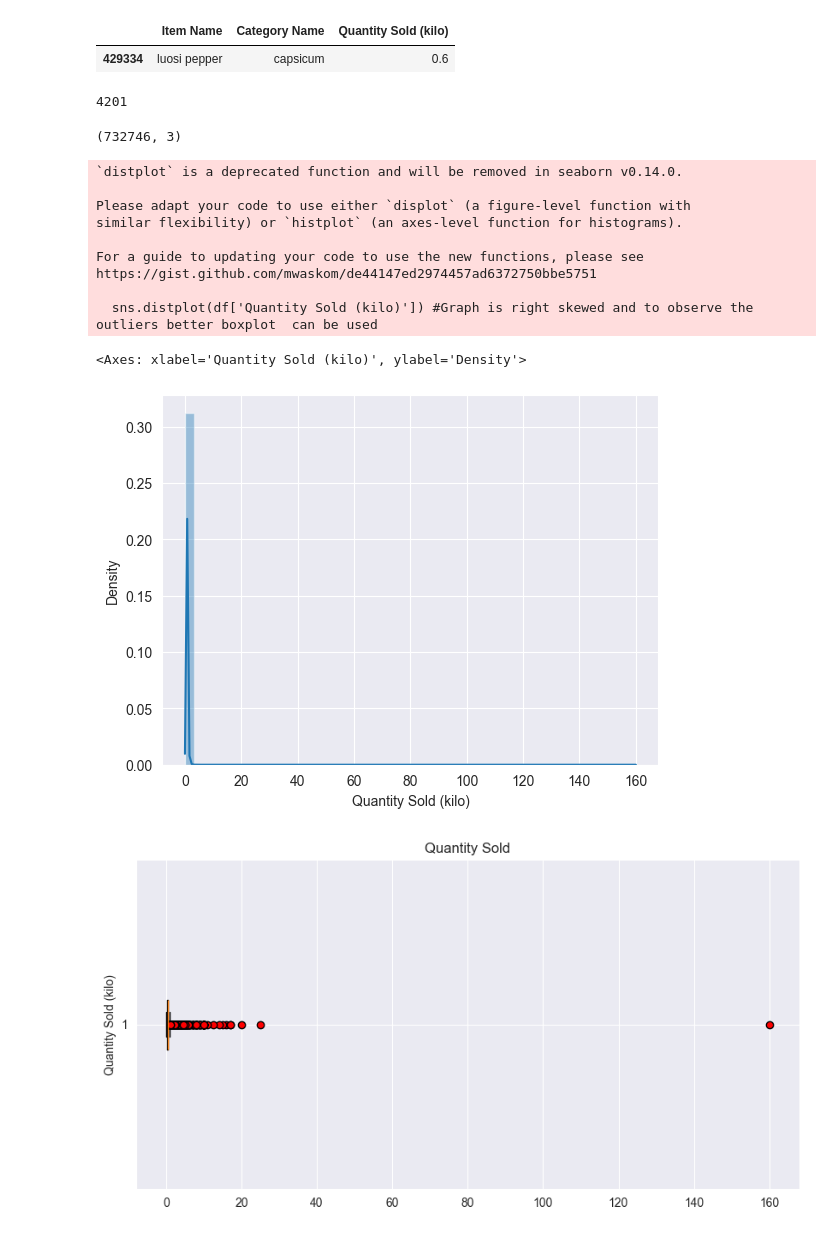
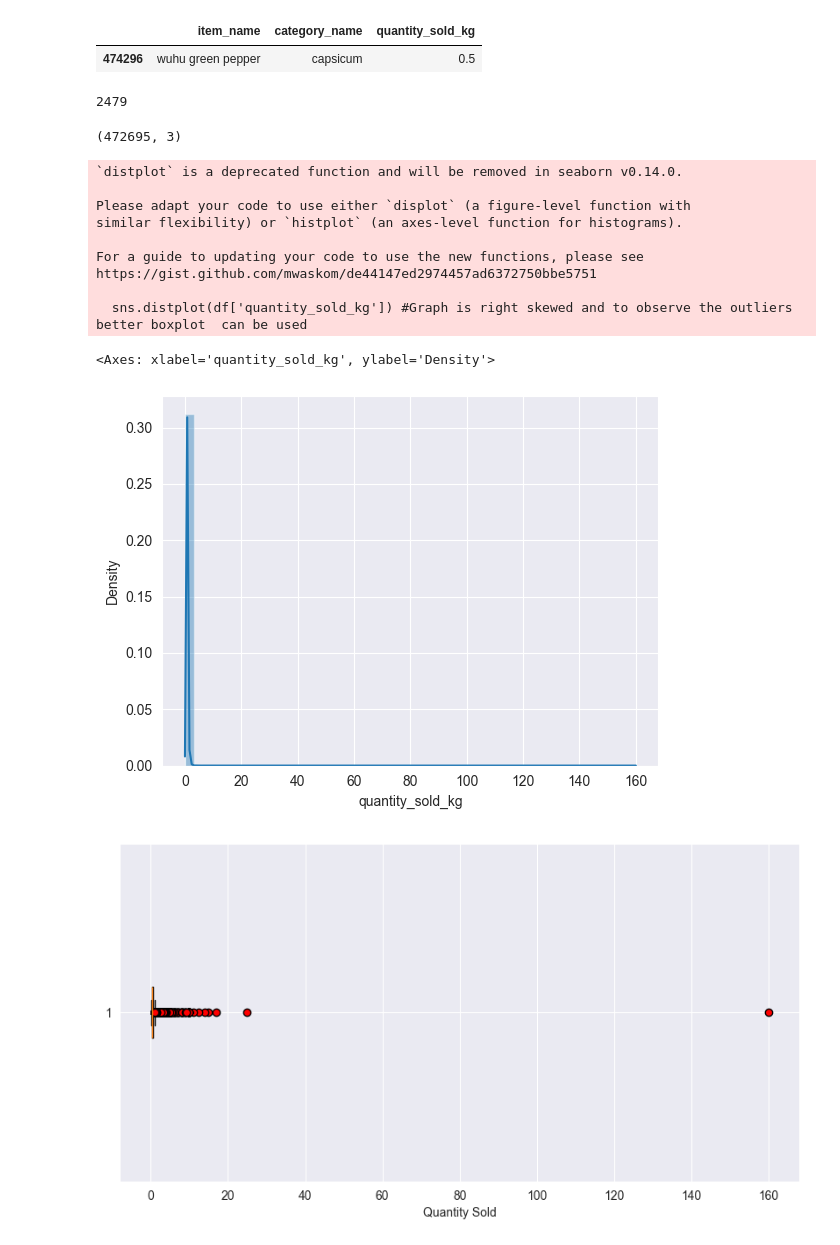
Before and after one commit to RumethSandinu/Project-connexa, a Jupyter notebook: customer_preference_analysis/pre_processing.ipynb, the cells around one changed output. Saved outputs shown, nothing was run; the diff lists cells and outputs as text; code cells hidden in the pictures.

```diff
--- a/customer_preference_analysis/pre_processing.ipynb
+++ b/customer_preference_analysis/pre_processing.ipynb
@@ -23,5 +23,5 @@ memory usage: 50.6+ MB
 # %%
-df = df.drop(columns=['Item Code', 'Unit Selling Price (RMB/kg)', 'Sale or Return', 'Discount (Yes/No)', 'Date', 'Time'])
+df = df.drop(columns=['item_code', 'unit_selling_price_rmb/kg', 'sale_or_return', 'discount', 'date', 'time'])
 # %%
 df.shape
 # %% [output]
@@ -39,6 +39,6 @@ df.shape
 #        df.drop(i, inplace=True)
 #
 
-df = df[df['Quantity Sold (kilo)'] > 0]
+df = df[df['quantity_sold_kg'] > 0]
 df.shape
 # %% [output]
@@ -46,28 +46,28 @@ df.shape
 # %%
 #Rounding the Quantity to 1 decimal place
-df['Quantity Sold (kilo)'] = df['Quantity Sold (kilo)'].round(1)
+df['quantity_sold_kg'] = df['quantity_sold_kg'].round(1)
 df.sample()
 # %% [output]
-|  | Item Name | Category Name | Quantity Sold (kilo) |
-| 429334 | luosi pepper | capsicum | 0.6 |
+|  | item_name | category_name | quantity_sold_kg |
+| 474296 | wuhu green pepper | capsicum | 0.5 |
 # %%
 #Finding the number of values that got rounded to zero
-(df['Quantity Sold (kilo)'] == 0).sum()
+(df['quantity_sold_kg'] == 0).sum()
 # %% [output]
-4201
+2479
 # %%
 #Making df have only quantity values that are not zero
 # Rounding to 1 decimal point can cause certain values to become equal to zero
-df = df[df['Quantity Sold (kilo)'] != 0]
+df = df[df['quantity_sold_kg'] != 0]
 # %%
 df.shape
 # %% [output]
-(732746, 3)
+(472695, 3)
 # %%
 import matplotlib.pyplot as plt
 import seaborn as sns
 # %%
-sns.distplot(df['Quantity Sold (kilo)']) #Graph is right skewed and to observe the outliers better boxplot  can be used
+sns.distplot(df['quantity_sold_kg']) #Graph is right skewed and to observe the outliers better boxplot  can be used
 # %% [output]
 `distplot` is a deprecated function and will be removed in seaborn v0.14.0.
 
@@ -77,17 +77,16 @@ similar flexibility) or `histplot` (an axes-level function for histograms).
 For a guide to updating your code to use the new functions, please see
 https://gist.github.com/mwaskom/de44147ed2974457ad6372750bbe5751
 
-  sns.distplot(df['Quantity Sold (kilo)']) #Graph is right skewed and to observe the outliers better boxplot  can be used
+  sns.distplot(df['quantity_sold_kg']) #Graph is right skewed and to observe the outliers better boxplot  can be used
-<Axes: xlabel='Quantity Sold (kilo)', ylabel='Density'>
+<Axes: xlabel='quantity_sold_kg', ylabel='Density'>
-[figure, old version]
+[figure, new version]
 # %%
 #Visualizing the outliers using boxplot
 plt.figure(figsize=(10,5))
-plt.boxplot(df['Quantity Sold (kilo)'], vert=False, flierprops=dict(markerfacecolor='Red', marker='o'))
-plt.ylabel('Quantity Sold (kilo)')
-plt.title('Quantity Sold')
+plt.boxplot(df['quantity_sold_kg'], vert=False, flierprops=dict(markerfacecolor='Red', marker='o'))
+plt.xlabel('Quantity Sold')
 plt.show()
 # %% [output]
-[figure, old version]
+[figure, new version]
 # %%
 #Mean before handling the outliers
```
Also changed, not shown: parts of 14 cells of this notebook, 4 other files.
